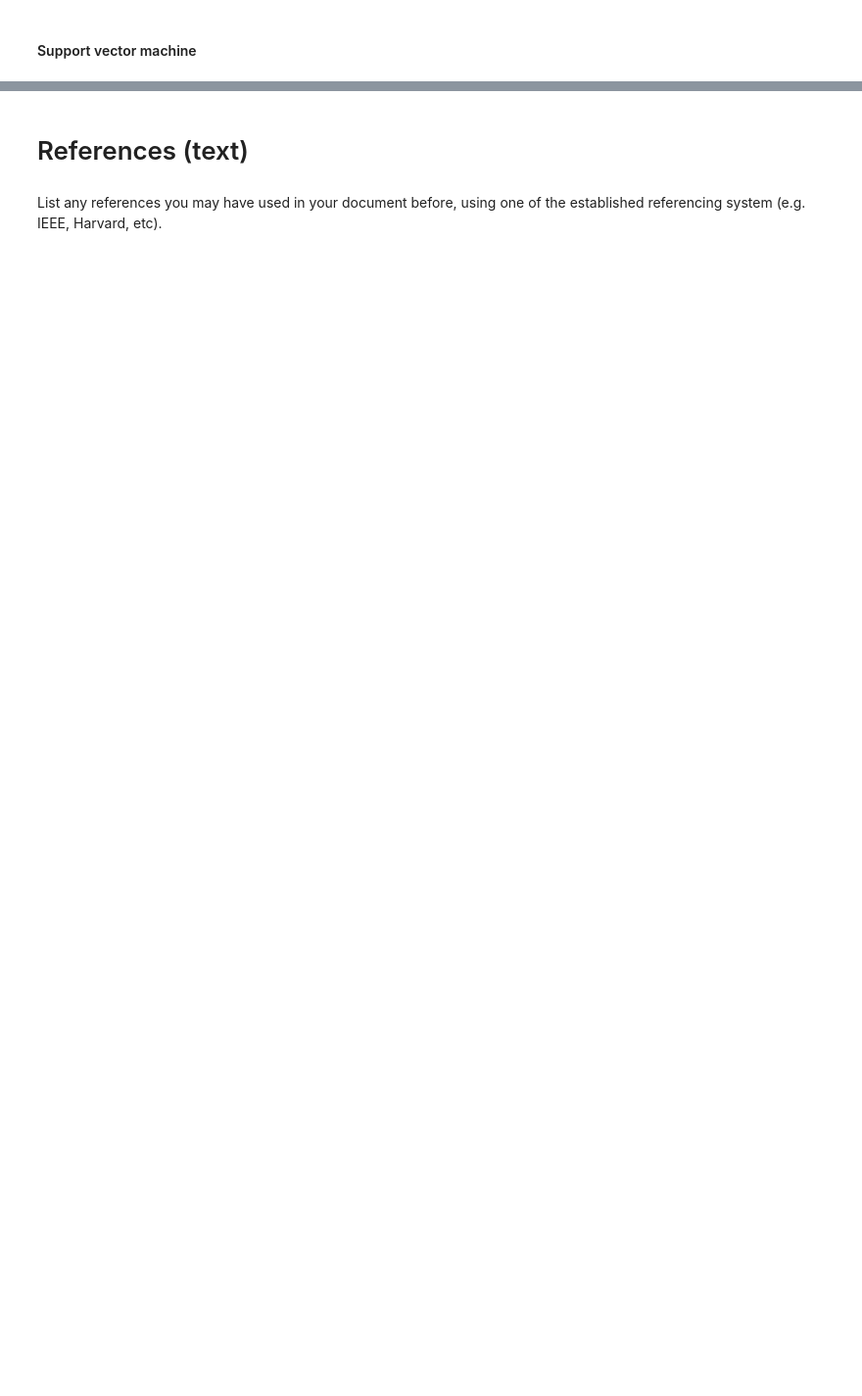
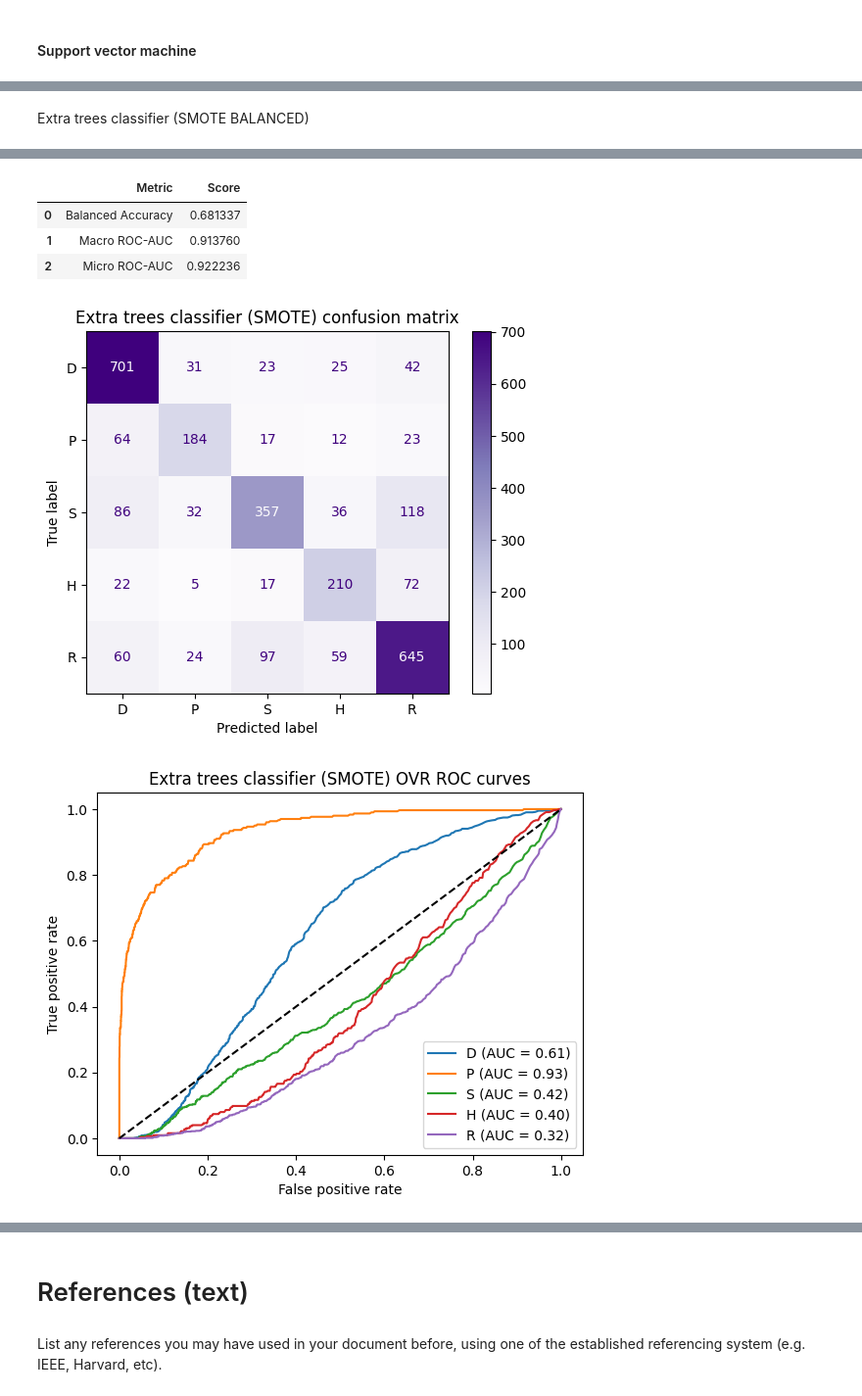
Before and after one commit to 4yala/NotebooksML, a Jupyter notebook: CI7521_CW1_2026.ipynb, the cells around one changed output, grey strips where cells are left out. Shown at 98% size. Saved outputs shown, nothing was run; the diff lists cells and outputs as text; code cells hidden in the pictures; blank space fills up the shorter version.

```diff
--- a/CI7521_CW1_2026.ipynb
+++ b/CI7521_CW1_2026.ipynb
@@ -394,0 +435,34 @@ GridSearchCV(cv=5, estimator=SVC(class_weight='balanced', probability=True),
+# %%
+pipeline_etc = Pipeline(
+    steps=[
+        ('smote', SMOTE(random_state=42)),
+        ('et', ExtraTreesClassifier(
+            random_state=42,
+            n_jobs=-1,
+        ))
+    ])
+
+etc_smote_param_dist = {
+    'smote__k_neighbors': [9,10,11,12],
+    'et__n_estimators': [ 700, 750, 800],
+    'et__max_depth': [None, 20, 30, 40],
+    'et__min_samples_split': [ 2, 3, 4],
+    'et__min_samples_leaf': [1,2,3,4],
+    'et__max_features': ['sqrt', 'log2', 0.5, 0.8, 0.9],
+    'et__bootstrap':[False],
+    'et__class_weight':['balanced']
+}
+
+etc_smote_random_search = RandomizedSearchCV(
+    estimator=pipeline_etc,
+    param_distributions=etc_smote_param_dist,
+    n_iter=100,
+    scoring='f1_macro',
+    cv=5,
+    verbose=2,
+    random_state=42,
+    n_jobs=-1
+)
+
+
+etc_smote_random_search.fit(X_train, y_train)
@@ -504,0 +699,6 @@ Support vector machine classifier Metrics
+# %% [markdown]
+Extra trees classifier (SMOTE BALANCED)
+# %%
+print("Extra trees classifier (SMOTE BALANCED) best parameters found =", etc_smote_random_search.best_params_)
+evaluate_model(etc_smote_random_search.best_estimator_, "Extra trees classifier (SMOTE)", X_test, y_test,  cmap='Purples')
+# %% [output]
@@ -504,0 +724,6 @@ Support vector machine classifier Metrics
+|  | Metric | Score |
+| 0 | Balanced Accuracy | 0.681337 |
+| 1 | Macro ROC-AUC | 0.913760 |
+| 2 | Micro ROC-AUC | 0.922236 |
+[figure, added]
+[figure, added]
```
Also changed, not shown: parts of 17 cells of this notebook.
